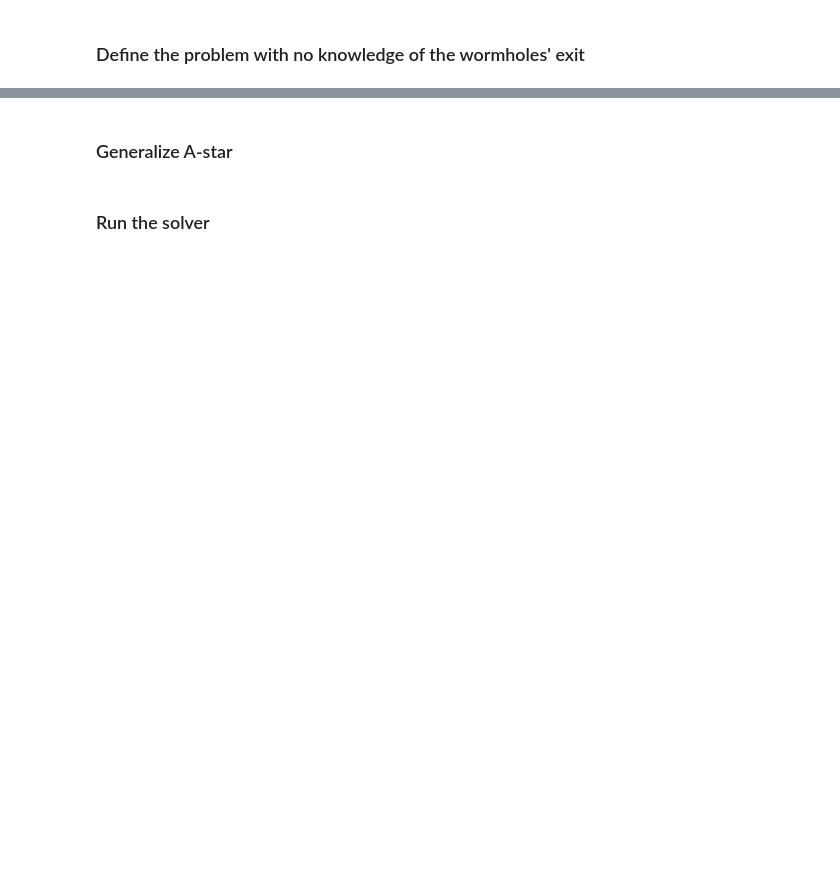
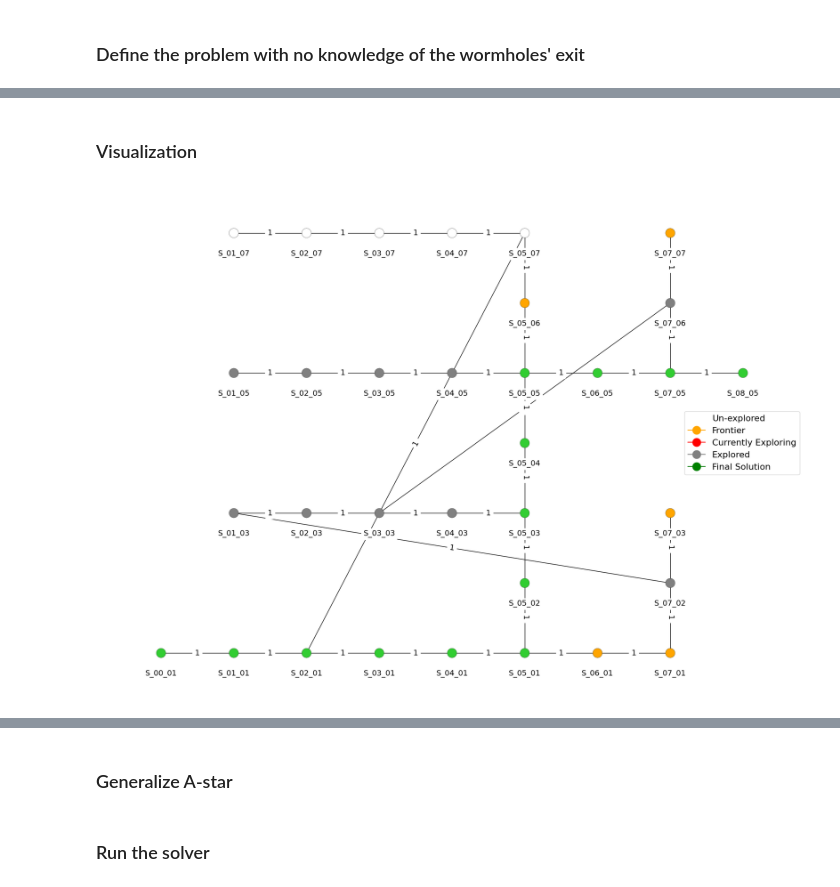
Before and after one commit to 0xInfty/TeleportationMaze, a Jupyter notebook: RandomMazeAStar.ipynb, the cells around one changed output, grey strips where cells are left out. Cells and saved outputs as stored; diff of their text form; code cells hidden in the pictures; blank space fills up the shorter version.

```diff
--- a/RandomMazeAStar.ipynb
+++ b/RandomMazeAStar.ipynb
@@ -388,0 +408,4 @@ Teleportation links: ['S_02_05', 'S_01_03', 'S_05_03', 'S_05_01', 'S_05_04', 'S_
+# %%
+maze_problem.h(maze_problem.wormholes[1],
+               is_unknown=maze_problem.is_wormhole(*maze_problem.wormholes[:2][::-1]))
+# maze_problem.h(*maze_problem.wormholes[:2][::-1])
@@ -388,0 +417,2 @@ Teleportation links: ['S_02_05', 'S_01_03', 'S_05_03', 'S_05_01', 'S_05_04', 'S_
+# %%
+maze_problem.h(maze_problem.wormholes[1], is_unknown=False)
@@ -388,0 +423,2 @@ Teleportation links: ['S_02_05', 'S_01_03', 'S_05_03', 'S_05_01', 'S_05_04', 'S_
+# %%
+maze_problem.h(maze_problem.wormholes[1])
@@ -388,0 +614,17 @@ Teleportation links: ['S_02_05', 'S_01_03', 'S_05_03', 'S_05_01', 'S_05_04', 'S_
+# %%
+all_node_colors=[]
+iterations, all_node_colors, node = wormholes_maze_A_star_solver(maze_problem)
+
+#-- Trace the solution --#
+solution_path = [node]
+cnode = node.parent
+solution_path.append(cnode)
+while cnode.state != maze_start:
+    cnode = cnode.parent
+    solution_path.append(cnode)
+
+print("----------------------------------------")
+print("Identified goal state:"+str(solution_path[0]))
+print("----------------------------------------")
+print("Solution trace:"+str(solution_path))
+print("----------------------------------------")
@@ -388,0 +649,9 @@ Teleportation links: ['S_02_05', 'S_01_03', 'S_05_03', 'S_05_01', 'S_05_04', 'S_
+# %% [markdown]
+### Visualization
+# %%
+final_maze_graph_data = dict(maze_graph_data)
+final_maze_graph_data["node_colors"] = all_node_colors[-1]
+
+show_map(final_maze_graph_data)
+# %% [output]
+[figure, added]
```
Also changed, not shown: parts of 46 cells of this notebook.
